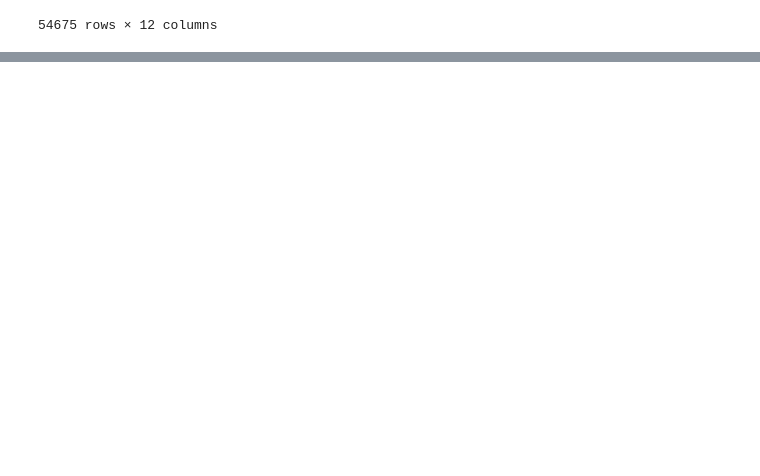
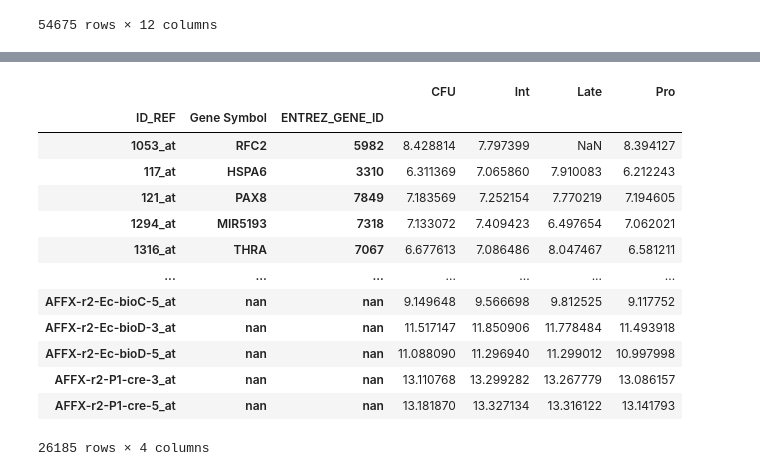
Before and after one commit to ramomar1992/bioinformatics-1-assignment-3, a Jupyter notebook: main.ipynb, the cells around one changed output, grey strips where cells are left out. Saved outputs shown, nothing was run; the diff lists cells and outputs as text; code cells hidden in the pictures; blank space fills up the shorter version.

```diff
--- a/main.ipynb
+++ b/main.ipynb
@@ -123,0 +184,19 @@ pd.DataFrame(skewness_and_kurtosis)
+# %%
+new_dataset_with_new_title = newDataSet.rename(columns={ old: gse.gsms[old].metadata["title"][0].split('-')[0] for old in gse.gsms.keys() })
+# %%
+new_dataset_with_new_title.groupby(new_dataset_with_new_title.columns, axis=1).mean()
+# %% [output]
+|  |  |  | CFU | Int | Late | Pro |
+| ID_REF | Gene Symbol | ENTREZ_GENE_ID |  |  |  |  |
+| 1053_at | RFC2 | 5982 | 8.428814 | 7.797399 | NaN | 8.394127 |
+| 117_at | HSPA6 | 3310 | 6.311369 | 7.065860 | 7.910083 | 6.212243 |
+| 121_at | PAX8 | 7849 | 7.183569 | 7.252154 | 7.770219 | 7.194605 |
+| 1294_at | MIR5193 | 7318 | 7.133072 | 7.409423 | 6.497654 | 7.062021 |
+| 1316_at | THRA | 7067 | 6.677613 | 7.086486 | 8.047467 | 6.581211 |
+| ... | ... | ... | ... | ... | ... | ... |
+| AFFX-r2-Ec-bioC-5_at | nan | nan | 9.149648 | 9.566698 | 9.812525 | 9.117752 |
+| AFFX-r2-Ec-bioD-3_at | nan | nan | 11.517147 | 11.850906 | 11.778484 | 11.493918 |
+| AFFX-r2-Ec-bioD-5_at | nan | nan | 11.088090 | 11.296940 | 11.299012 | 10.997998 |
+| AFFX-r2-P1-cre-3_at | nan | nan | 13.110768 | 13.299282 | 13.267779 | 13.086157 |
+| AFFX-r2-P1-cre-5_at | nan | nan | 13.181870 | 13.327134 | 13.316122 | 13.141793 |
+26185 rows × 4 columns
```
Also changed, not shown: parts of 13 cells of this notebook.
